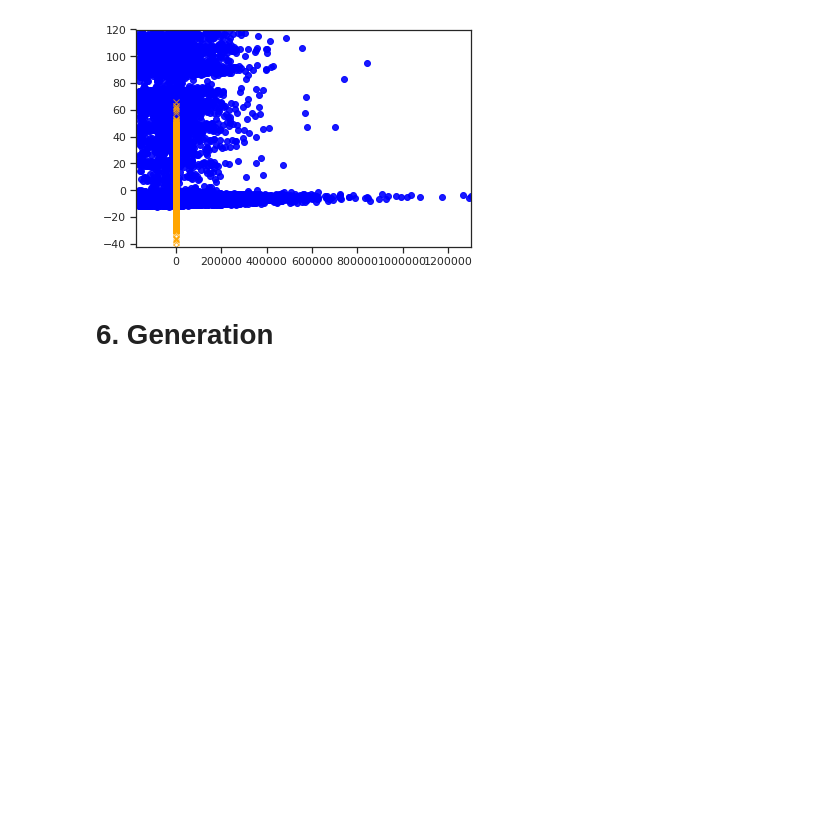
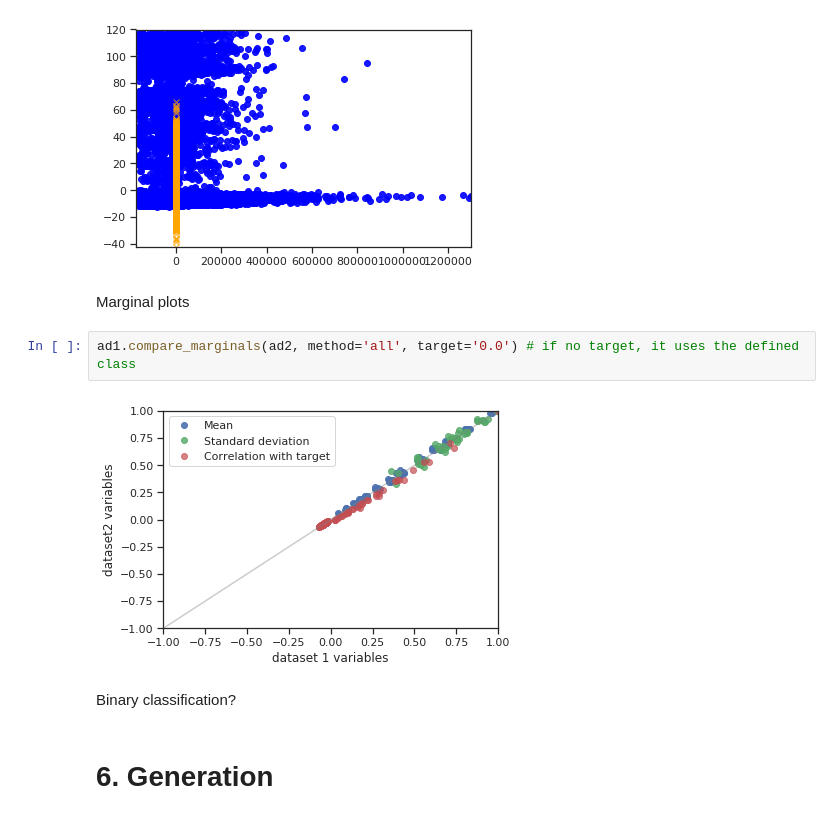
Before and after one commit to Didayolo/autopandas, a Jupyter notebook: AutoData_workspace.ipynb, the cells around one changed output. Saved outputs shown, nothing was run; the diff lists cells and outputs as text; blank space fills up the shorter version.

Commit message:
Add marginals comparison plots.

```diff
--- a/AutoData_workspace.ipynb
+++ b/AutoData_workspace.ipynb
@@ -161,6 +161,14 @@ pca1.plot(ad=pca2)
 # %% [output]
 TODO: class coloration
 [figure]
+# %% [markdown]
+Marginal plots
+# %%
+ad1.compare_marginals(ad2, method='all', target='0.0') # if no target, it uses the defined class
+# %% [output]
+[figure, added]
+# %% [markdown]
+Binary classification?
 # %% [markdown]
 # 6. Generation
 # %%
```
Also changed, not shown: parts of 1 cell of this notebook, 2 other files.
